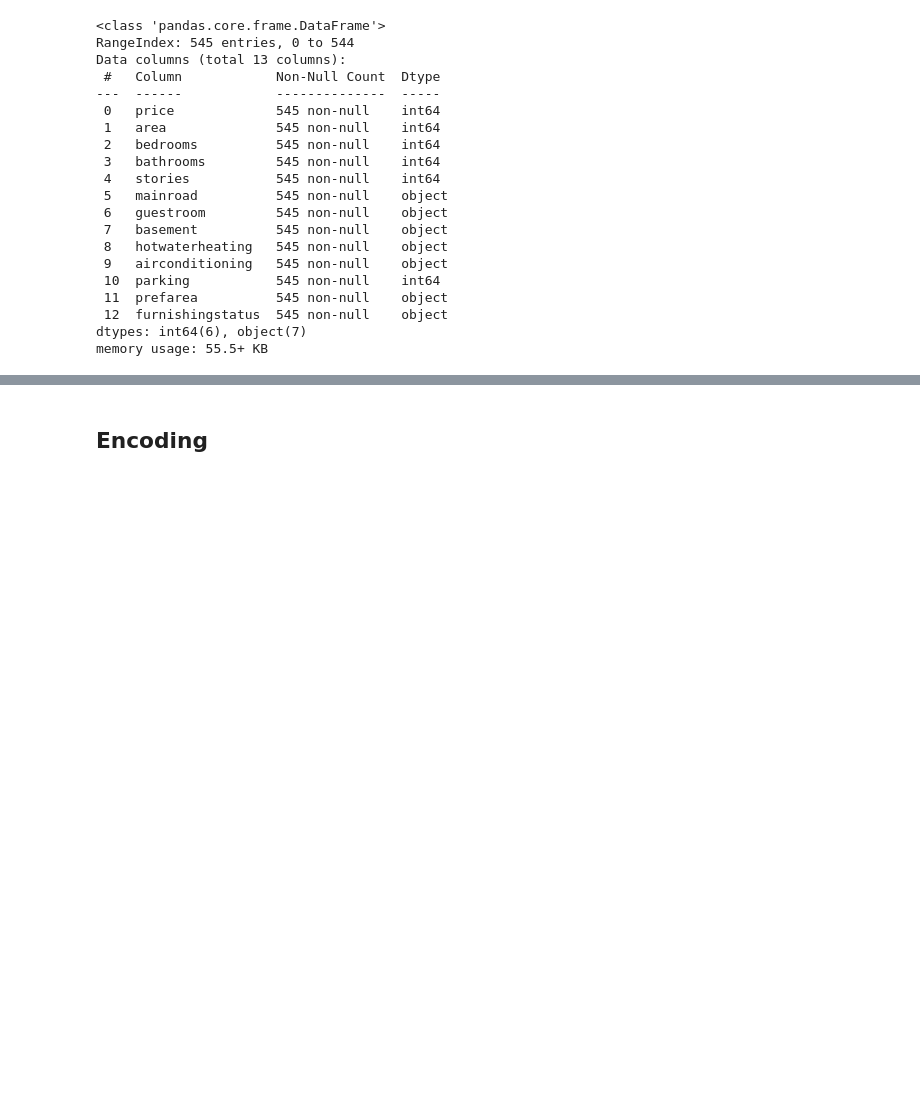
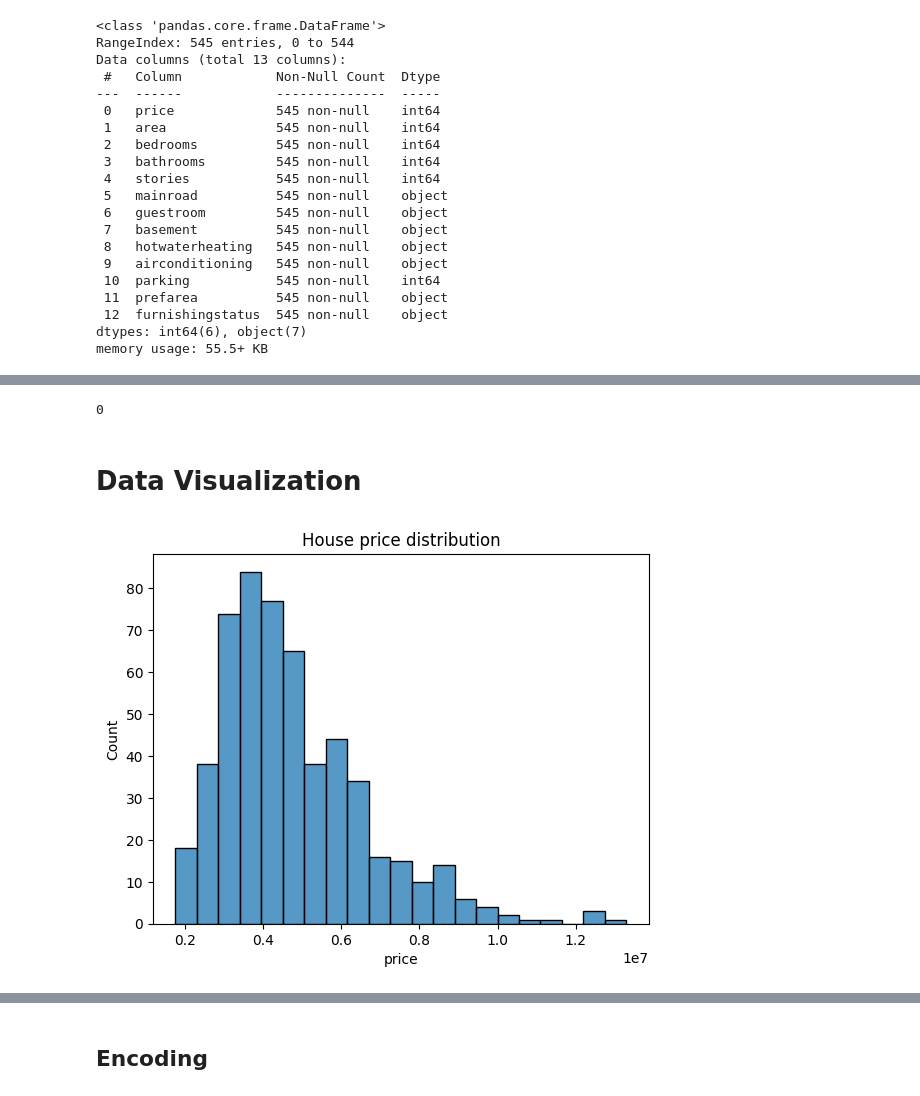
Before and after one commit to farahelmashad/housing-prices-prediction, a Jupyter notebook: housingPred.ipynb, the cells around one changed output, grey strips where cells are left out. Drawn from its saved outputs; the diff is of its cells as text; code cells hidden in the pictures; blank space fills up the shorter version.

Commit message:
- Exploring and Visualizating the data. - some feature engineering

```diff
--- a/housingPred.ipynb
+++ b/housingPred.ipynb
@@ -37,0 +79,13 @@ memory usage: 55.5+ KB
+# %%
+df.duplicated().sum()
+# %% [output]
+0
+# %% [markdown]
+# Data Visualization
+# %%
+plt.title("House price distribution")
+sns.histplot(df, x='price')
+
+plt.show()
+# %% [output]
+[figure, added]
```
Also changed, not shown: parts of 27 cells of this notebook.
